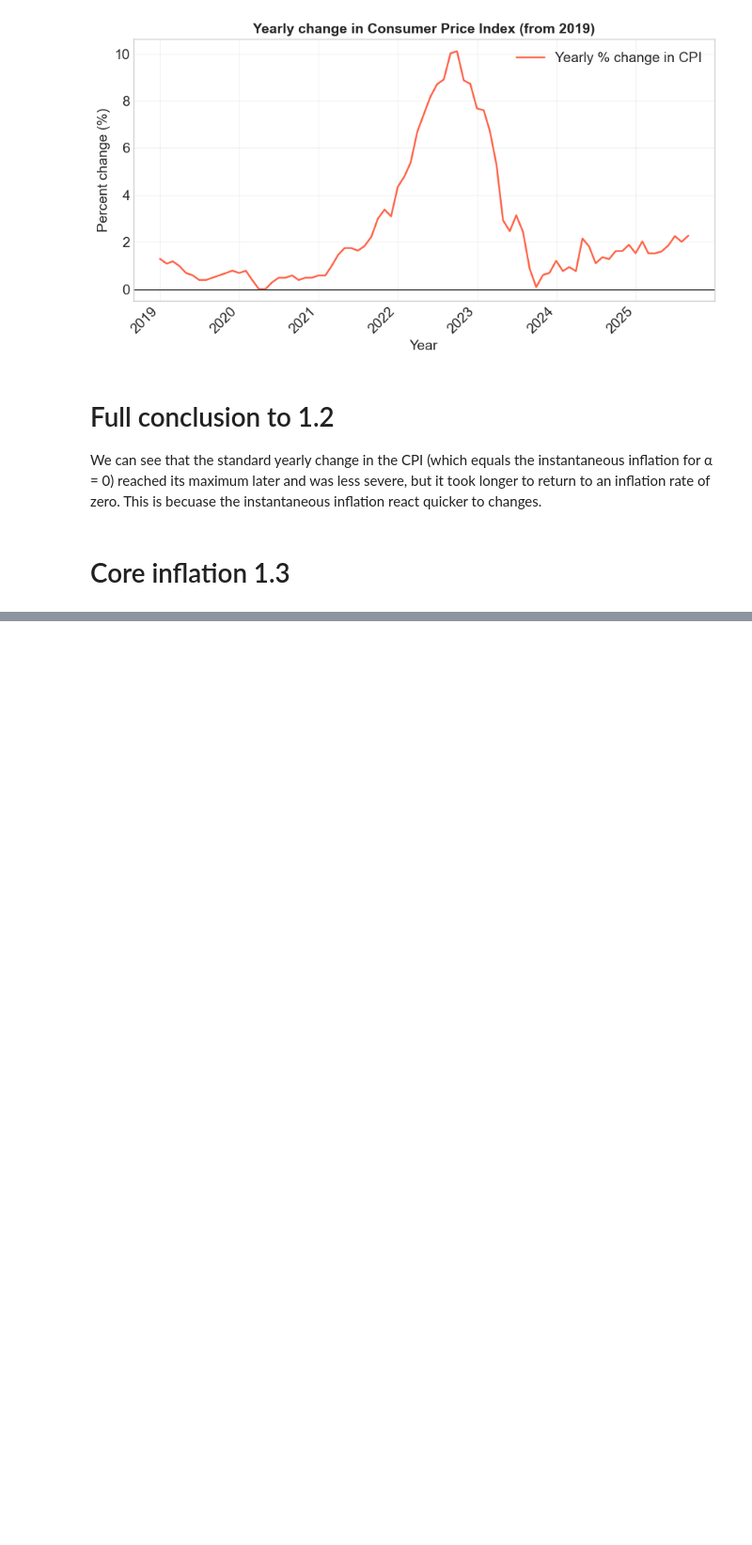
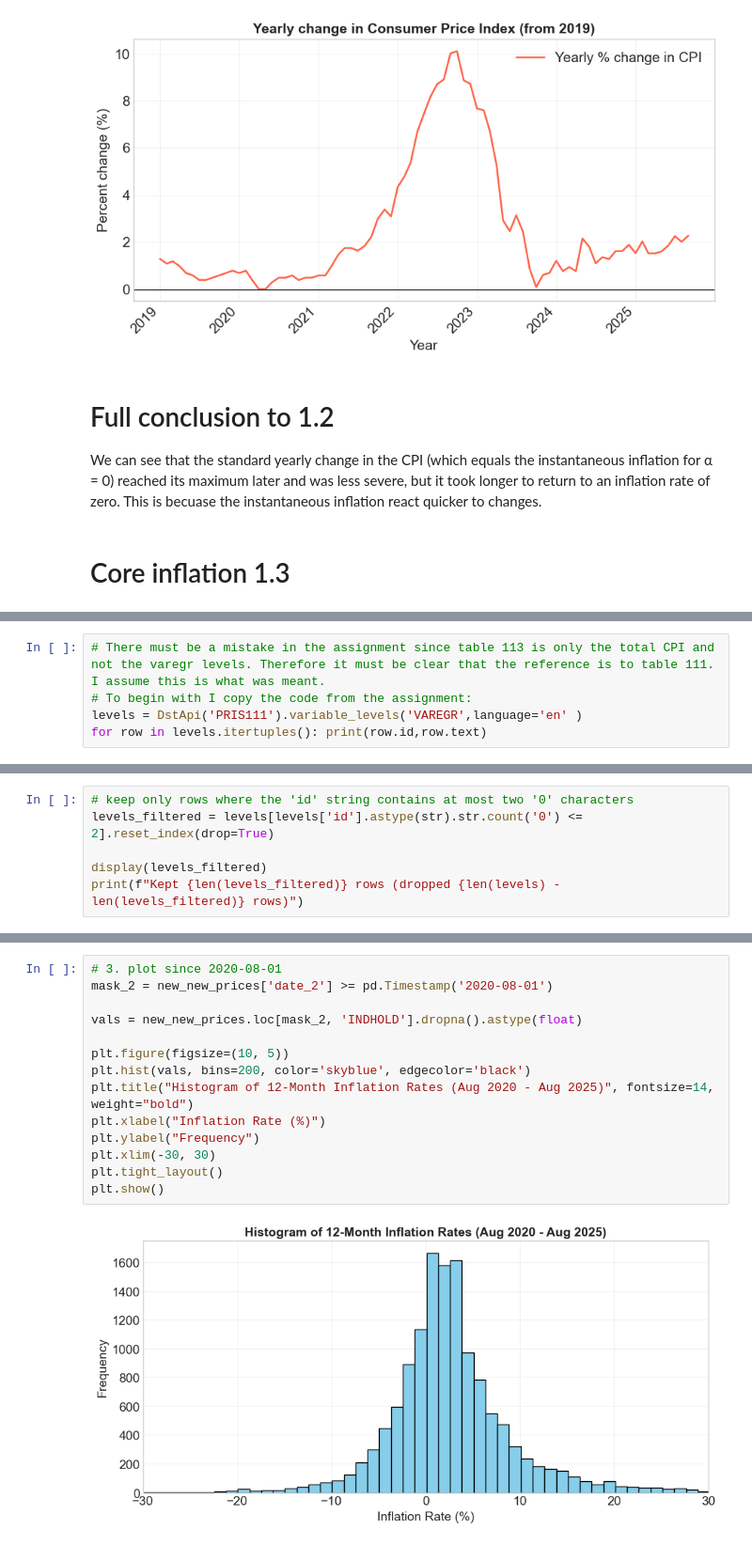
Before and after one commit to gcr710/Andreas, a Jupyter notebook: dataproject/dataproject.ipynb, the cells around one changed output, grey strips where cells are left out. Shown at 94% size. Saved outputs shown, nothing was run; the diff lists cells and outputs as text; blank space fills up the shorter version.

```diff
--- a/dataproject/dataproject.ipynb
+++ b/dataproject/dataproject.ipynb
@@ -377,0 +472,5 @@ We can see that the standard yearly change in the CPI (which equals the instanta
+# %%
+# There must be a mistake in the assignment since table 113 is only the total CPI and not the varegr levels. Therefore it must be clear that the reference is to table 111. I assume this is what was meant.
+# To begin with I copy the code from the assignment:
+levels = DstApi('PRIS111').variable_levels('VAREGR',language='en' )
+for row in levels.itertuples(): print(row.id,row.text)
@@ -377,0 +495,6 @@ We can see that the standard yearly change in the CPI (which equals the instanta
+# %%
+# keep only rows where the 'id' string contains at most two '0' characters
+levels_filtered = levels[levels['id'].astype(str).str.count('0') <= 2].reset_index(drop=True)
+
+display(levels_filtered)
+print(f"Kept {len(levels_filtered)} rows (dropped {len(levels) - len(levels_filtered)} rows)")
@@ -377,0 +586,16 @@ We can see that the standard yearly change in the CPI (which equals the instanta
+# %%
+# 3. plot since 2020-08-01
+mask_2 = new_new_prices['date_2'] >= pd.Timestamp('2020-08-01')
+
+vals = new_new_prices.loc[mask_2, 'INDHOLD'].dropna().astype(float)
+
+plt.figure(figsize=(10, 5))
+plt.hist(vals, bins=200, color='skyblue', edgecolor='black')
+plt.title("Histogram of 12-Month Inflation Rates (Aug 2020 - Aug 2025)", fontsize=14, weight="bold")
+plt.xlabel("Inflation Rate (%)")
+plt.ylabel("Frequency")
+plt.xlim(-30, 30)
+plt.tight_layout()
+plt.show()
+# %% [output]
+[figure, added]
```
Also changed, not shown: parts of 26 cells of this notebook.
